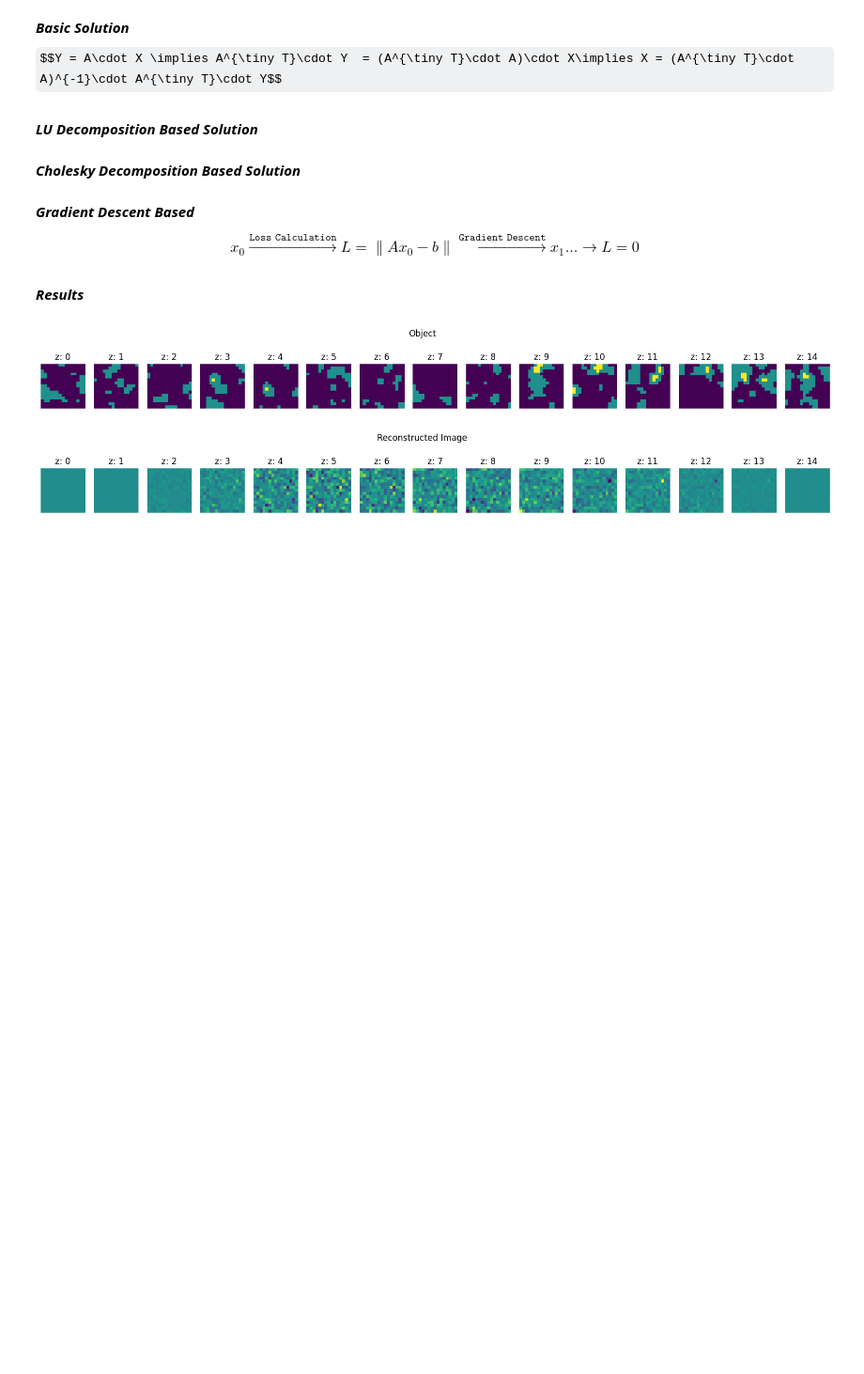
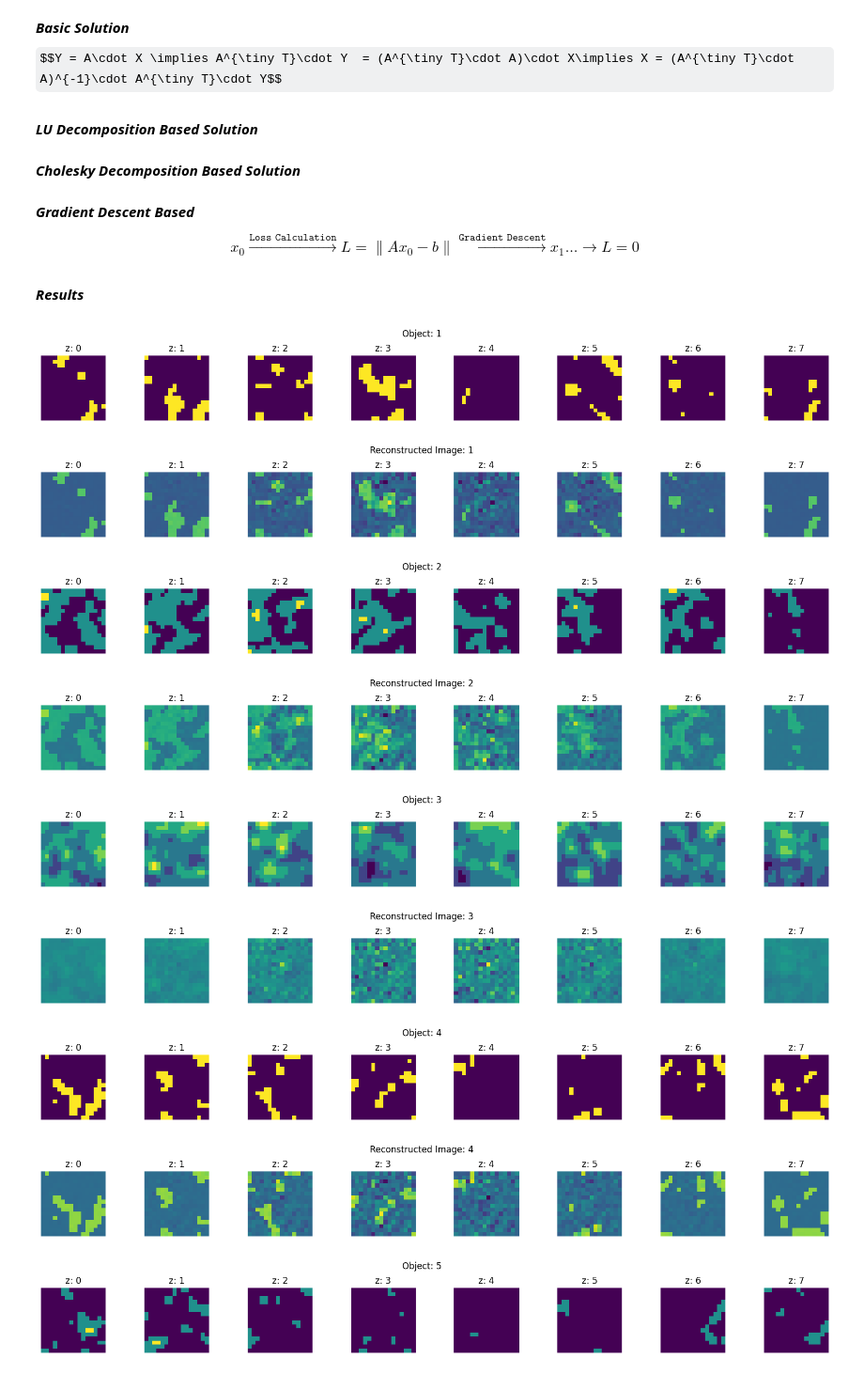
Before and after one commit to sanjith1999/FRIS, a Jupyter notebook: forward_model/basic_reconstruction.ipynb, the cells around one changed output. Shown at 94% size. Cells and saved outputs as stored; diff of their text form; code cells hidden in the pictures; some formulas as TeX source; blank space fills up the shorter version.

```diff
--- a/forward_model/basic_reconstruction.ipynb
+++ b/forward_model/basic_reconstruction.ipynb
@@ -12,8 +12,8 @@ Rindex= 1
 lambda_= 532.0/ 1000 #um
 dx= 2.0 #um
 
-Nx,Ny,Nz = 16,16,16
-m = 12
+Nx,Ny,Nz = 16,16,8
+m = 8
 
 fm.init_parameters(NA_=NA, Rindex_=Rindex, lambda_=lambda_, dx_=dx, Nx_=Nx, Ny_=Ny, Nz_=Nz)
 fm.init_DMD_patterns(m)
@@ -80,15 +81,23 @@ def reconstruct_image_gd(y, learning_rate = 1e-1, num_iter = 50000):
 # %% [markdown]
 ***Results***
 # %%
-rd.load_object("neural_cell", verbose=False)
-X_original = (rd.X).flatten()
-Y = one_shot_model(X_original)
-# X_reconstructed = reconstruct_image_basic(Y)
-X_reconstructed = torch.linalg.lstsq(fm.A,Y).solution
-X3D_recons = X_reconstructed.view(Nz,Nx, Ny)
-X3D_orig = X_original.view(Nz,Nx,Ny)
-fm.show_planes_z(X3D_orig.detach().cpu().numpy(),"Object",[i for i in range(Nz)])
-fm.show_planes_z(X3D_recons.detach().cpu().numpy(),"Reconstructed Image",[i for i in range(Nz)])
+for c_ in range(5):
+    rd.load_object("neural_cell", verbose=False)
+    X_original = (rd.X).flatten()
+    Y = one_shot_model(X_original)
+    # X_reconstructed = reconstruct_image_lu(Y)
+    X_reconstructed = torch.linalg.lstsq(fm.A,Y).solution
+    X3D_recons = X_reconstructed.view(Nz,Nx, Ny)
+    X3D_orig = X_original.view(Nz,Nx,Ny)
+    fm.show_planes_z(X3D_orig.detach().cpu().numpy(),f"Object: {c_+1}",[i for i in range(Nz)])
+    fm.show_planes_z(X3D_recons.detach().cpu().numpy(),f"Reconstructed Image: {c_+1}",[i for i in range(Nz)])
 # %% [output]
-[figure, old version]
+[figure, new version]
-[figure, old version]
+[figure, new version]
+[figure, added]
+[figure, added]
+[figure, added]
+[figure, added]
+[figure, added]
+[figure, added]
+[figure, added]
```
Also changed, not shown: parts of 3 cells of this notebook.
